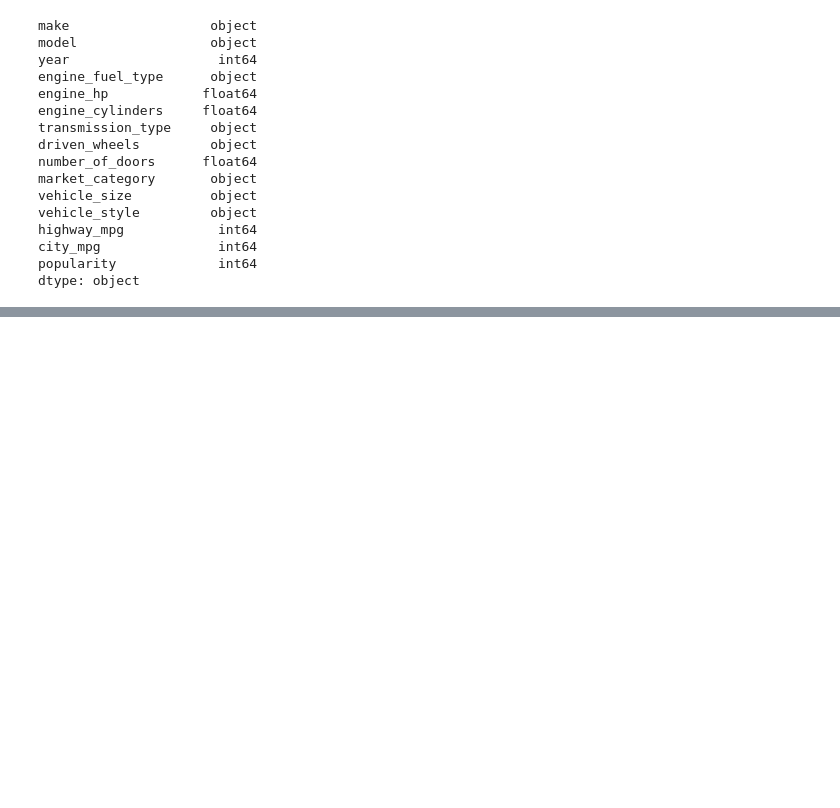
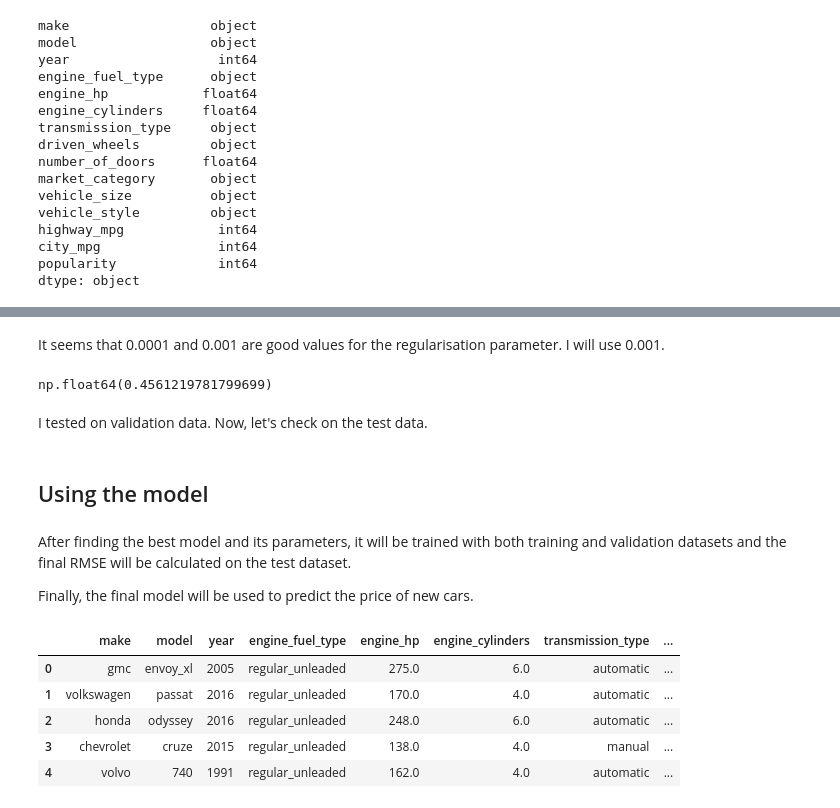
Before and after one commit to zarirahmani/car_price_prediction, a Jupyter notebook: car_price_prediction/regression.ipynb, the cells around one changed output, grey strips where cells are left out. Drawn from its saved outputs; the diff is of its cells as text; code cells hidden in the pictures; blank space fills up the shorter version.

```diff
--- a/car_price_prediction/regression.ipynb
+++ b/car_price_prediction/regression.ipynb
@@ -369,0 +990,33 @@ dtype: object
+# %% [markdown]
+It seems that 0.0001 and 0.001 are good values for the regularisation parameter. I will use 0.001.
+# %%
+r = 0.001
+X_train = prepare_X(cars_train)
+w0, w = train_linear_regression_reg(X_train, y_train, r = r)
+
+X_val = prepare_X(cars_val)
+y_pred = w0 + X_val.dot(w)
+score = rmse(y_val, y_pred)
+score
+# %% [output]
+np.float64(0.4561219781799699)
+# %% [markdown]
+I tested on validation data. Now, let's check on the test data.
+# %% [markdown]
+## Using the model
+# %% [markdown]
+After finding the best model and its parameters, it will be trained with both training and validation datasets and the final RMSE will be calculated on the test dataset.
+
+Finally, the final model will be used to predict the price of new cars.
+# %%
+# I will combine the training and validation sets.
+
+cars_full_train = pd.concat([cars_train, cars_val], ignore_index=True)
+cars_full_train.head()
+# %% [output]
+|  | make | model | year | engine_fuel_type | engine_hp | engine_cylinders | transmission_type | ... |
+| 0 | gmc | envoy_xl | 2005 | regular_unleaded | 275.0 | 6.0 | automatic | ... |
+| 1 | volkswagen | passat | 2016 | regular_unleaded | 170.0 | 4.0 | automatic | ... |
+| 2 | honda | odyssey | 2016 | regular_unleaded | 248.0 | 6.0 | automatic | ... |
+| 3 | chevrolet | cruze | 2015 | regular_unleaded | 138.0 | 4.0 | manual | ... |
+| 4 | volvo | 740 | 1991 | regular_unleaded | 162.0 | 4.0 | automatic | ... |
```
Also changed, not shown: parts of 102 cells of this notebook, 1 other file.
